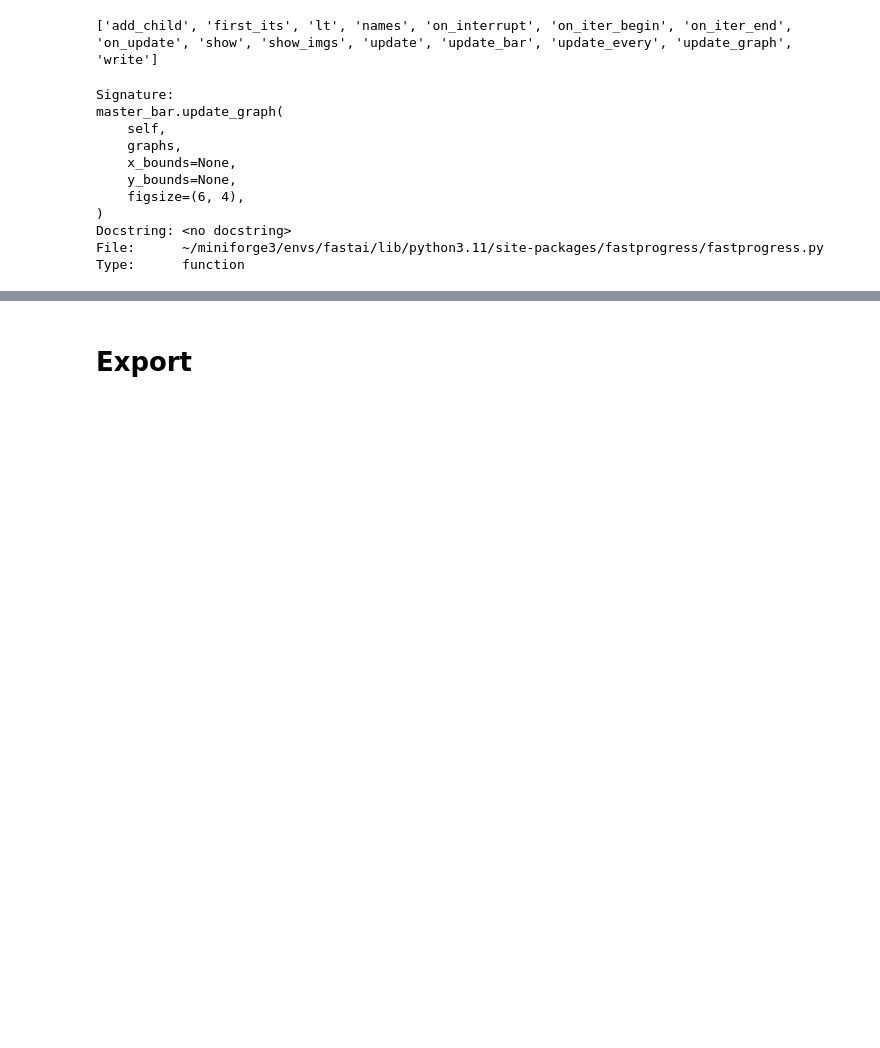
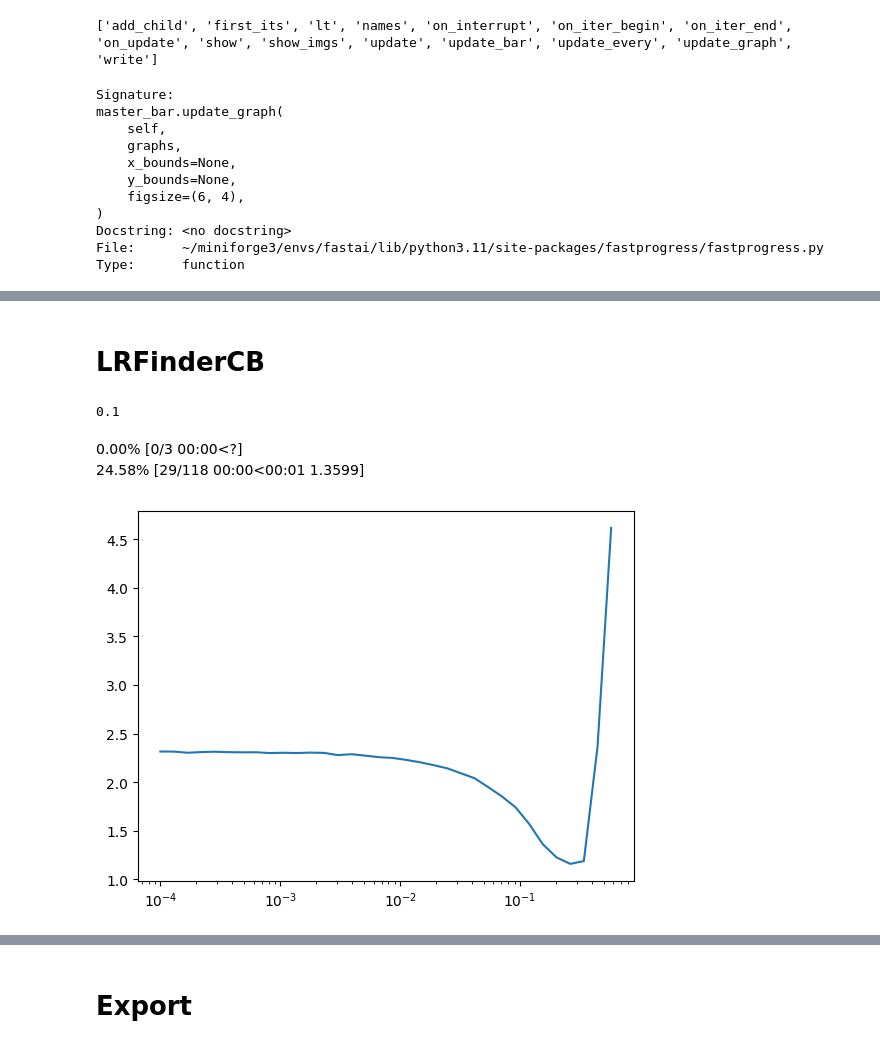
Before and after one commit to daniilgaltsev/fastai_course, a Jupyter notebook: nbs/09_learner.ipynb, the cells around one changed output, grey strips where cells are left out. Drawn from its saved outputs; the diff is of its cells as text; code cells hidden in the pictures; blank space fills up the shorter version.

```diff
--- a/nbs/09_learner.ipynb
+++ b/nbs/09_learner.ipynb
@@ -414,0 +554,42 @@ learn.fit(1)
+# %% [markdown]
+# LRFinderCB
+# %%
+learn.opt.param_groups[0]["lr"]
+# %% [output]
+0.1
+# %%
+class LRFinderCB(Callback):
+    def __init__(self, mult=1.3): self.mult = mult
+
+    def before_fit(self, learn):
+        self.lrs = []
+        self.losses = []
+        self.min = float("inf")
+
+    def after_batch(self, learn):
+        if not learn.model.training:
+            raise CancelEpochException()
+        self.lrs.append(learn.opt.param_groups[0]["lr"])
+        loss = learn.loss.item()
+        self.losses.append(loss)
+        self.min = min(loss, self.min)
+        if loss > self.min * 3:
+            raise CancelFitException()
+        for pg in learn.opt.param_groups:
+            pg["lr"] *= self.mult
+
+    def after_fit(self, learn):
+        plt.plot(self.lrs, self.losses)
+        plt.xscale("log")
+# %%
+model = nn.Sequential(nn.Linear(28*28, 50), nn.ReLU(), nn.Linear(50, 10))
+cbs = [DeviceCB(), LRFinderCB(), ProgressCB()]
+learn = MomentumLearner(model, dls, F.cross_entropy, 0.0001, cbs, torch.optim.SGD)
+learn.fit(3)
+# %% [output]
+0.00% [0/3 00:00<?]
+24.58% [29/118 00:00<00:01 1.3599]
+# %%
+cbs[1].after_fit(learn);
+# %% [output]
+[figure, added]
```
Also changed, not shown: parts of 29 cells of this notebook, 3 other files.
